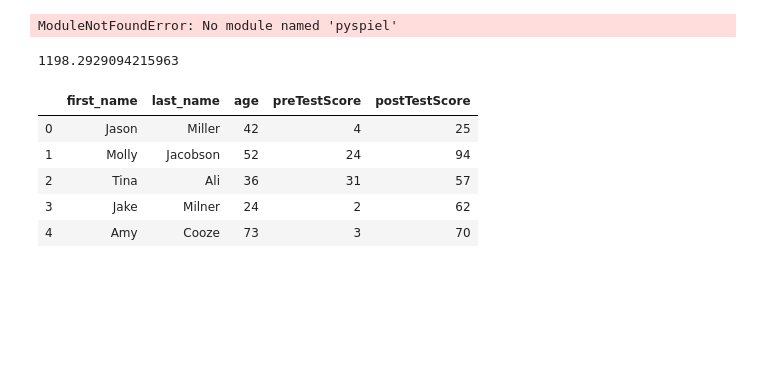
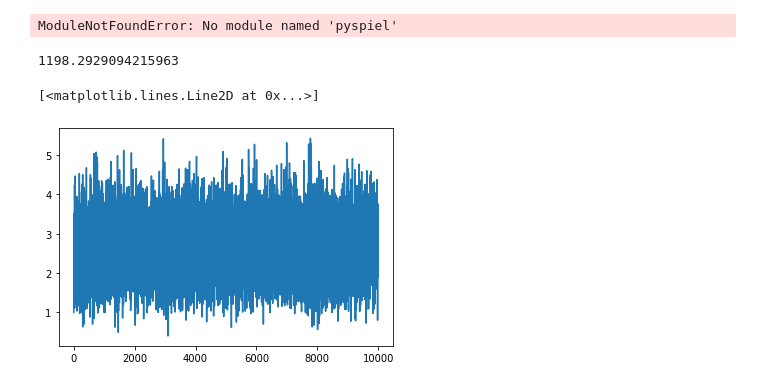
Before and after one commit to BrandonKates/Graph-Neural-Networks-for-Polynomial-Combinatorial-Optimization, a Jupyter notebook: mst-game/generate_graphs.ipynb, the cells around one changed output. Saved outputs shown, nothing was run; the diff lists cells and outputs as text; code cells hidden in the pictures; blank space fills up the shorter version.

```diff
--- a/mst-game/generate_graphs.ipynb
+++ b/mst-game/generate_graphs.ipynb
@@ -355,20 +355,3 @@ m = n * n
 m * np.log(n)
 # %% [output]
 1198.2929094215963
-# %%
-import pandas as pd
-import numpy as np
-raw_data = {'first_name': ['Jason', 'Molly', 'Tina', 'Jake', 'Amy'],
-        'last_name': ['Miller', 'Jacobson', 'Ali', 'Milner', 'Cooze'],
-        'age': [42, 52, 36, 24, 73],
-        'preTestScore': [4, 24, 31, 2, 3],
-        'postTestScore': [25, 94, 57, 62, 70]}
-df = pd.DataFrame(raw_data, columns = ['first_name', 'last_name', 'age', 'preTestScore', 'postTestScore'])
-df
-# %% [output]
-|  | first_name | last_name | age | preTestScore | postTestScore |
-| 0 | Jason | Miller | 42 | 4 | 25 |
-| 1 | Molly | Jacobson | 52 | 24 | 94 |
-| 2 | Tina | Ali | 36 | 31 | 57 |
-| 3 | Jake | Milner | 24 | 2 | 62 |
-| 4 | Amy | Cooze | 73 | 3 | 70 |
@@ -383,3 +370,11 @@ num_nodes = 10
 epoch = 100
 save_loc = "./dqn_results/"+str(game_version)+"/"+str(num_nodes)+"nodes/"+ "epoch" + str(epoch) +".csv"
 df.to_csv(save_loc, index=False)
+# %%
+save_loc = "./dqn_results/"+str('easy')+"/"+str(10)+"nodes/"+ "epoch" + str(99999) +".csv"
+df = pd.read_csv(save_loc)
+resids = np.abs(df.Actual_Rewards + df.Predicted_Rewards)
+plt.plot(resids)
+# %% [output]
+[<matplotlib.lines.Line2D at 0x...>]
+[figure, added]
```
Also changed, not shown: parts of 9 cells of this notebook, 29 other files.
